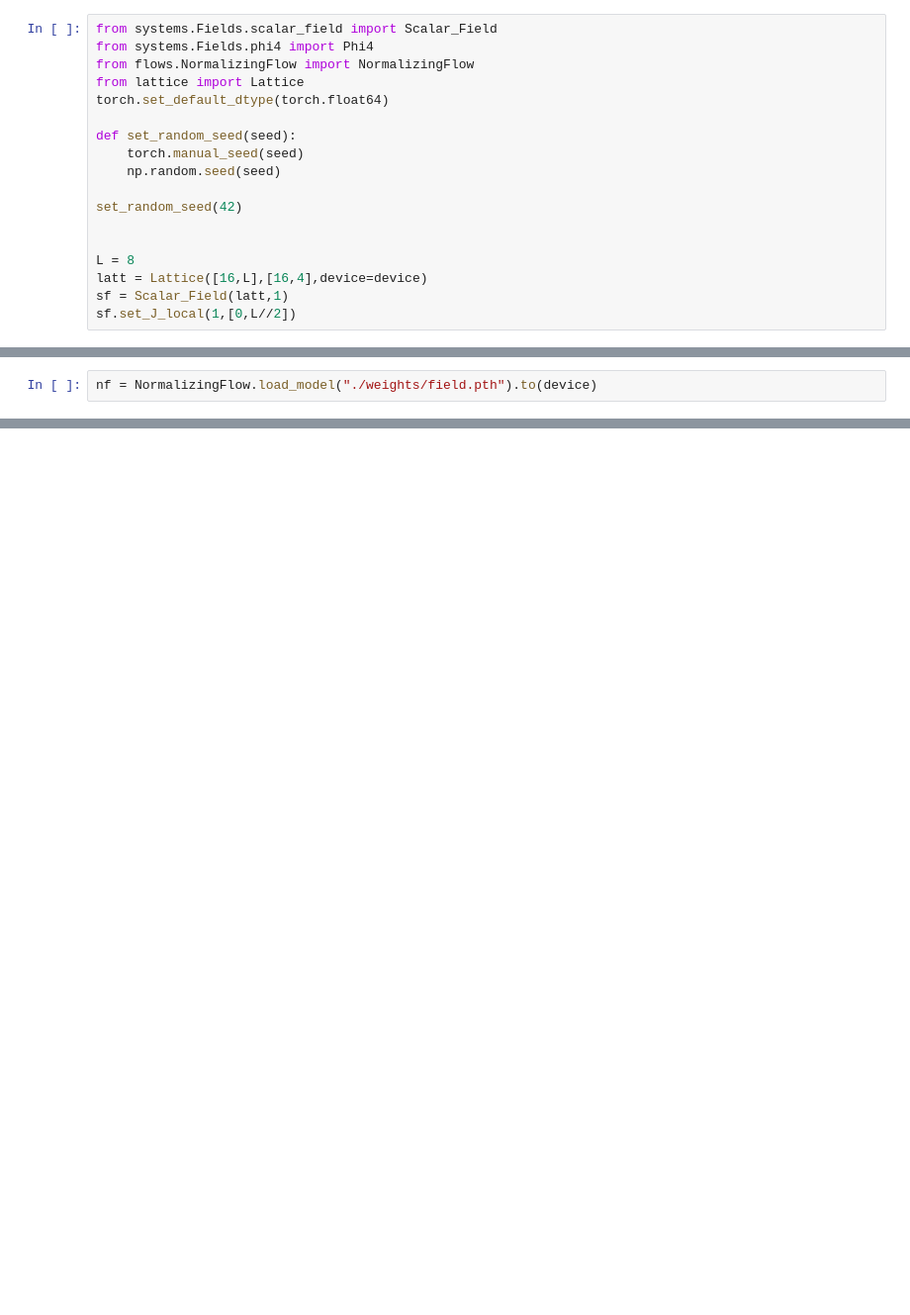
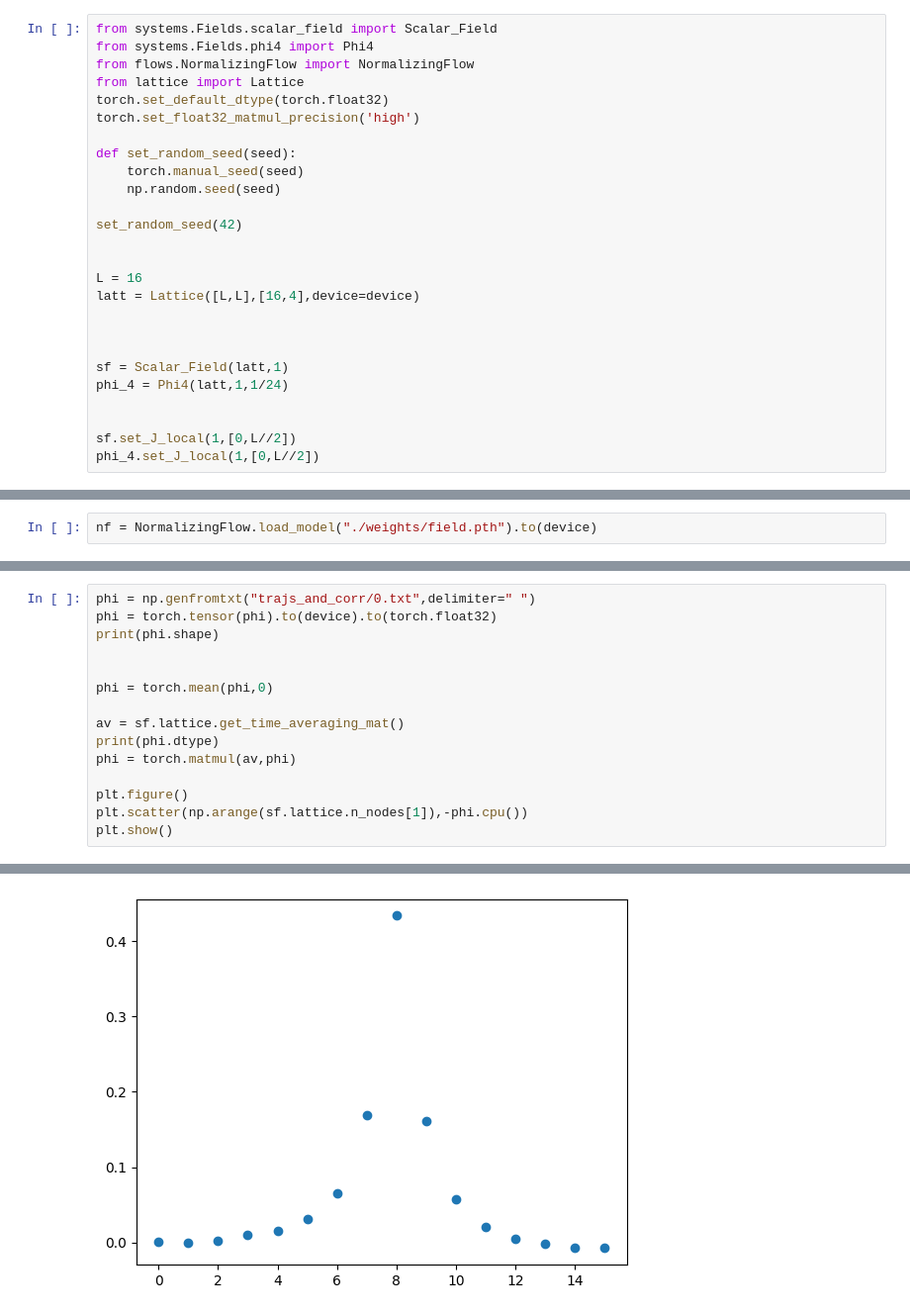
Before and after one commit to Vsevolod2001/PIMC, a Jupyter notebook: PIMC-py/Normalizingflow_fields/field.ipynb, the cells around one changed output, grey strips where cells are left out. Shown: that part at 99% size. Drawn from its saved outputs; the diff is of its cells as text; blank space fills up the shorter version.

```diff
--- a/PIMC-py/Normalizingflow_fields/field.ipynb
+++ b/PIMC-py/Normalizingflow_fields/field.ipynb
@@ -12,7 +15,8 @@ from systems.Fields.scalar_field import Scalar_Field
 from systems.Fields.phi4 import Phi4
 from flows.NormalizingFlow import NormalizingFlow
 from lattice import Lattice
-torch.set_default_dtype(torch.float64)
+torch.set_default_dtype(torch.float32)
+torch.set_float32_matmul_precision('high')
 
 def set_random_seed(seed):
     torch.manual_seed(seed)
@@ -21,9 +25,16 @@ def set_random_seed(seed):
 set_random_seed(42)
 
 
-L = 8
-latt = Lattice([16,L],[16,4],device=device)
+L = 16
+latt = Lattice([L,L],[16,4],device=device)
+
+
+
 sf = Scalar_Field(latt,1)
+phi_4 = Phi4(latt,1,1/24)
+
+
 sf.set_J_local(1,[0,L//2])
+phi_4.set_J_local(1,[0,L//2])
 # %%
 normal_dist = latt.normal_sampler()
@@ -168,0 +289,16 @@ plt.show()
+# %%
+phi = np.genfromtxt("trajs_and_corr/0.txt",delimiter=" ")
+phi = torch.tensor(phi).to(device).to(torch.float32)
+print(phi.shape)
+
+
+phi = torch.mean(phi,0)
+
+av = sf.lattice.get_time_averaging_mat()
+print(phi.dtype)
+phi = torch.matmul(av,phi)
+
+plt.figure()
+plt.scatter(np.arange(sf.lattice.n_nodes[1]),-phi.cpu())
+plt.show()
+# %% [output]
@@ -168,0 +307 @@ plt.show()
+[figure, added]
```
Also changed, not shown: parts of 13 cells of this notebook, 4 other files.
